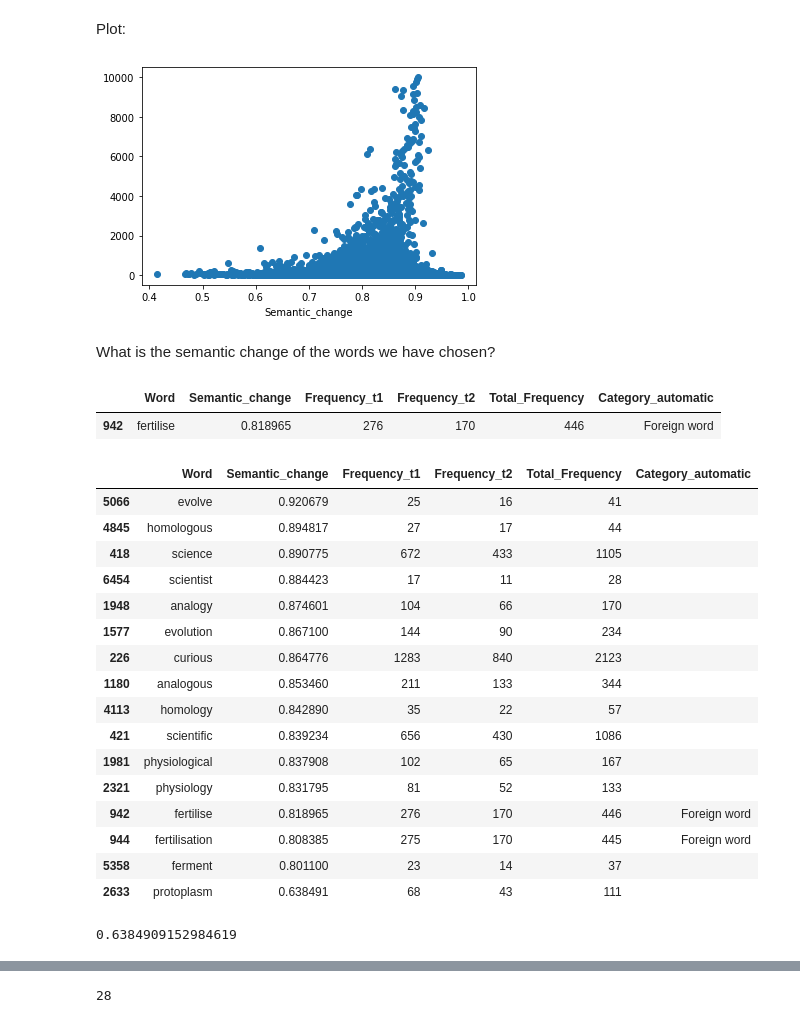
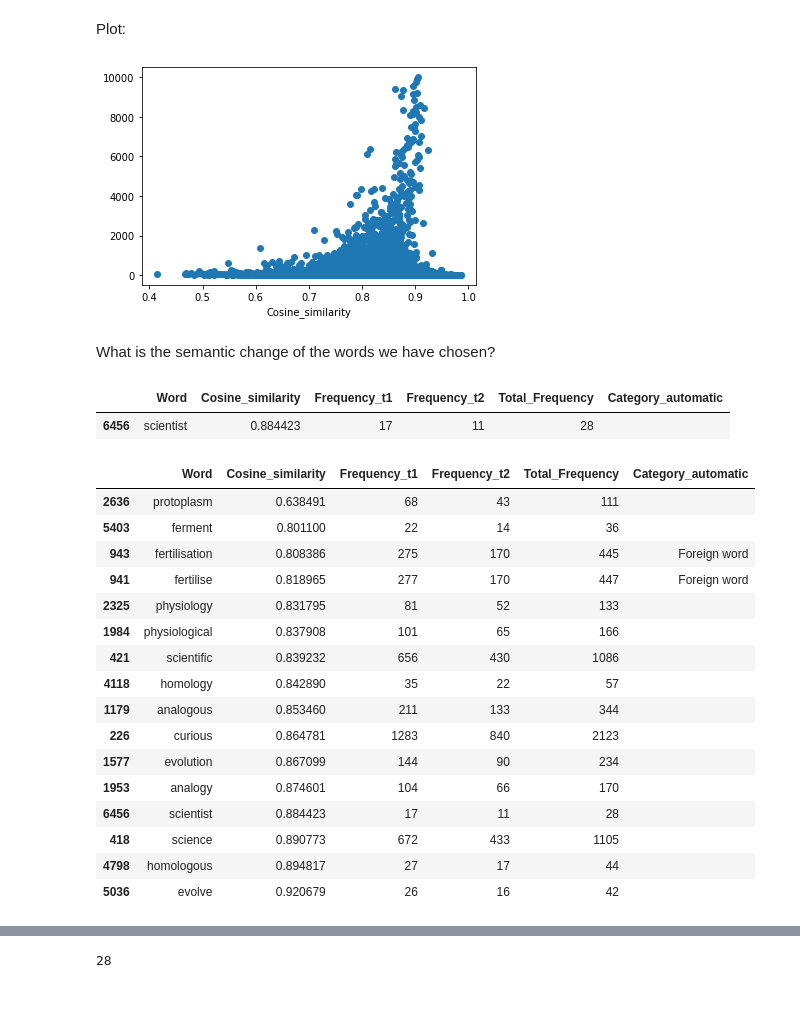
Before and after one commit to BarbaraMcG/darwin-semantic-change, a Jupyter notebook: Semantic_change_Darwin_BMcG.ipynb, the cells around one changed output, grey strips where cells are left out. Saved outputs shown, nothing was run; the diff lists cells and outputs as text; code cells hidden in the pictures.

```diff
--- a/Semantic_change_Darwin_BMcG.ipynb
+++ b/Semantic_change_Darwin_BMcG.ipynb
@@ -1071,0 +1149,3 @@ semantic_change_df_sorted.head()
+# %%
+cosine_similarity_df_sorted = cosine_similarity_df.sort_values(by='Cosine_similarity', ascending=True)
+cosine_similarity_df_sorted.head()
@@ -1090,0 +1161,3 @@ semantic_change_df_sorted
+# %%
+cosine_similarity_df_sorted["Total_Frequency"] = cosine_similarity_df_sorted["Frequency_t1"]+cosine_similarity_df_sorted["Frequency_t2"]
+cosine_similarity_df_sorted
@@ -1109,16 +1196,16 @@ len(english_vocab)
 # %%
 # create a list of our conditions
 conditions = [
-    (semantic_change_df_sorted['Word'].isin(function_words)), # function words
-    ((semantic_change_df_sorted.Word.str.isdigit()) | (semantic_change_df_sorted['Word'].str.match('^\d*?1st$')) | (semantic_change_df_sorted['Word'].str.match('^\d*?2nd$')) | (semantic_change_df_sorted['Word'].str.match('^\d*?3rd$')) | (semantic_change_df_sorted['Word'].str.match('^\d*[^123]th$'))), # numbers
-    (semantic_change_df_sorted['Word'].apply(lambda x: x[0].isupper() and x[1:len(x)].islower())), # proper nouns
-    (np.invert(semantic_change_df_sorted['Word'].str.lower().isin(english_vocab))) # foreign words
+    (cosine_similarity_df_sorted['Word'].isin(function_words)), # function words
+    ((cosine_similarity_df_sorted.Word.str.isdigit()) | (cosine_similarity_df_sorted['Word'].str.match('^\d*?1st$')) | (cosine_similarity_df_sorted['Word'].str.match('^\d*?2nd$')) | (cosine_similarity_df_sorted['Word'].str.match('^\d*?3rd$')) | (cosine_similarity_df_sorted['Word'].str.match('^\d*[^123]th$'))), # numbers
+    (cosine_similarity_df_sorted['Word'].apply(lambda x: x[0].isupper() and x[1:len(x)].islower())), # proper nouns
+    (np.invert(cosine_similarity_df_sorted['Word'].str.lower().isin(english_vocab))) # foreign words
     ]
 
 # create a list of the values we want to assign for each condition
 values = ['Function word','Numeral', 'Proper noun', 'Foreign word']
 
 # create a new column and use np.select to assign values to it using our lists as arguments
-semantic_change_df_sorted['Category_automatic'] = np.select(conditions, values, default = "")
-semantic_change_df_sorted
+cosine_similarity_df_sorted['Category_automatic'] = np.select(conditions, values, default = "")
+cosine_similarity_df_sorted
 # %% [output]
@@ -1179,5 +1255,5 @@ semantic_change_df_sorted.head(100)
 # %% [markdown]
 I plot the terms by their total frequency and semantic change score:
 # %%
-ax = semantic_change.df.sorted.set_index('Semantic_change')['Total_Frequency'].plot(style='o')
+ax = cosine_similarity_df_sorted.set_index('Cosine_similarity')['Total_Frequency'].plot(style='o')
 # %% [output]
@@ -1214,41 +1290,37 @@ semantic_change_df_sorted1.shape
 # %% [markdown]
 Plot:
 # %%
-ax = semantic_change.df.sorted1.set_index('Semantic_change')['Total_Frequency'].plot(style='o')
+ax = cosine_similarity_df_sorted_nooutliers.set_index('Cosine_similarity')['Total_Frequency'].plot(style='o')
 # %% [output]
-[figure, old version]
+[figure, new version]
 # %% [markdown]
 What is the semantic change of the words we have chosen?
 # %%
 words_chosen = ['protoplasm', 'curious', 'fertilisation', 'fertilise', 'analogy', 'analogous', 'homology', 'homologous', 'cleistogamic', 'physiology', 'physiological', 'ferment', 'science', 'scientist', 'scientific', 'evolution', 'evolutionary', 'evolve']
-# %%
-semantic_change_df_sorted[semantic_change_df_sorted['Word'] == "fertilise"]
-# %% [output]
-|  | Word | Semantic_change | Frequency_t1 | Frequency_t2 | Total_Frequency | Category_automatic |
-| 942 | fertilise | 0.818965 | 276 | 170 | 446 | Foreign word |
+# %%
+cosine_similarity_df_sorted[cosine_similarity_df_sorted['Word'] == "scientist"]
+# %% [output]
+|  | Word | Cosine_similarity | Frequency_t1 | Frequency_t2 | Total_Frequency | Category_automatic |
+| 6456 | scientist | 0.884423 | 17 | 11 | 28 |  |
 # %%
-semantic_change_chosen = semantic_change_df_sorted[semantic_change_df_sorted['Word'].isin(words_chosen)]
-semantic_change_chosen.to_csv(os.path.join(output_folder, 'semantic_change_chosen_words.csv'), encoding='utf-8')
-semantic_change_chosen
+cosine_similarity_chosen = cosine_similarity_df_sorted[cosine_similarity_df_sorted['Word'].isin(words_chosen)]
+cosine_similarity_chosen.to_csv(os.path.join(output_folder, 'cosine_similarity_chosen_words.csv'), encoding='utf-8')
+cosine_similarity_chosen
 # %% [output]
-|  | Word | Semantic_change | Frequency_t1 | Frequency_t2 | Total_Frequency | Category_automatic |
-| 5066 | evolve | 0.920679 | 25 | 16 | 41 |  |
-| 4845 | homologous | 0.894817 | 27 | 17 | 44 |  |
-| 418 | science | 0.890775 | 672 | 433 | 1105 |  |
-| 6454 | scientist | 0.884423 | 17 | 11 | 28 |  |
-| 1948 | analogy | 0.874601 | 104 | 66 | 170 |  |
-| 1577 | evolution | 0.867100 | 144 | 90 | 234 |  |
-| 226 | curious | 0.864776 | 1283 | 840 | 2123 |  |
-| 1180 | analogous | 0.853460 | 211 | 133 | 344 |  |
-| 4113 | homology | 0.842890 | 35 | 22 | 57 |  |
-| 421 | scientific | 0.839234 | 656 | 430 | 1086 |  |
-| 1981 | physiological | 0.837908 | 102 | 65 | 167 |  |
-| 2321 | physiology | 0.831795 | 81 | 52 | 133 |  |
-| 942 | fertilise | 0.818965 | 276 | 170 | 446 | Foreign word |
-| 944 | fertilisation | 0.808385 | 275 | 170 | 445 | Foreign word |
-| 5358 | ferment | 0.801100 | 23 | 14 | 37 |  |
-| 2633 | protoplasm | 0.638491 | 68 | 43 | 111 |  |
+|  | Word | Cosine_similarity | Frequency_t1 | Frequency_t2 | Total_Frequency | Category_automatic |
+| 2636 | protoplasm | 0.638491 | 68 | 43 | 111 |  |
+| 5403 | ferment | 0.801100 | 22 | 14 | 36 |  |
+| 943 | fertilisation | 0.808386 | 275 | 170 | 445 | Foreign word |
+| 941 | fertilise | 0.818965 | 277 | 170 | 447 | Foreign word |
+| 2325 | physiology | 0.831795 | 81 | 52 | 133 |  |
+| 1984 | physiological | 0.837908 | 101 | 65 | 166 |  |
+| 421 | scientific | 0.839232 | 656 | 430 | 1086 |  |
+| 4118 | homology | 0.842890 | 35 | 22 | 57 |  |
+| 1179 | analogous | 0.853460 | 211 | 133 | 344 |  |
+| 226 | curious | 0.864781 | 1283 | 840 | 2123 |  |
+| 1577 | evolution | 0.867099 | 144 | 90 | 234 |  |
+| 1953 | analogy | 0.874601 | 104 | 66 | 170 |  |
+| 6456 | scientist | 0.884423 | 17 | 11 | 28 |  |
+| 418 | science | 0.890773 | 672 | 433 | 1105 |  |
+| 4798 | homologous | 0.894817 | 27 | 17 | 44 |  |
+| 5036 | evolve | 0.920679 | 26 | 16 | 42 |  |
-# %%
-min(semantic_change_chosen.Semantic_change)
-# %% [output]
-0.6384909152984619
```
Also changed, not shown: parts of 142 cells of this notebook.
